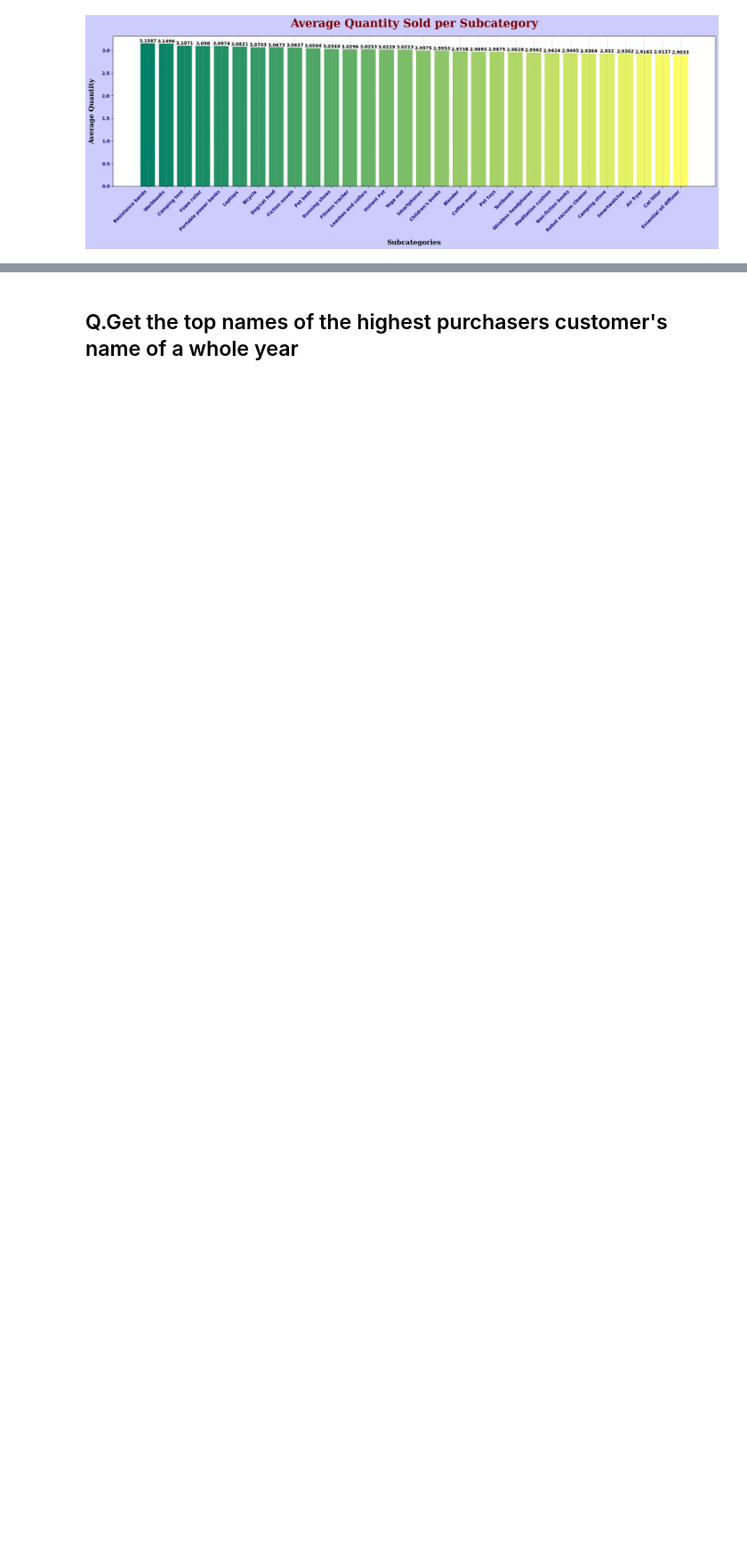
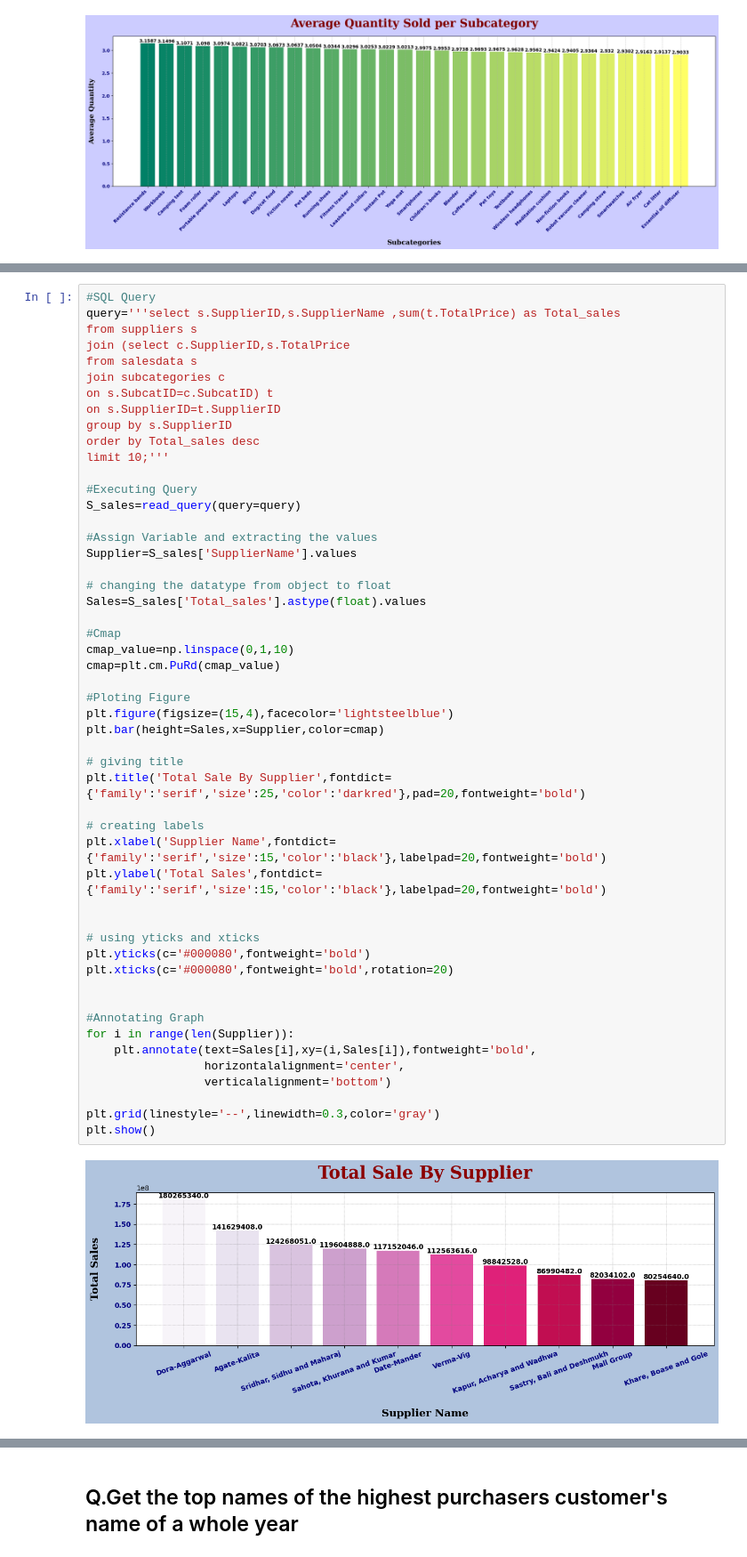
Before and after one commit to MolyaRoshida03/ecommerce_analysis, a Jupyter notebook: swiftmarkets.ipynb, the cells around one changed output, grey strips where cells are left out. Shown at 89% size. Cells and saved outputs as stored; diff of their text form; blank space fills up the shorter version.

Commit message:
Ploting new graphs

```diff
--- a/swiftmarkets.ipynb
+++ b/swiftmarkets.ipynb
@@ -512,0 +514,53 @@ plt.show()
+# %%
+#SQL Query
+query='''select s.SupplierID,s.SupplierName ,sum(t.TotalPrice) as Total_sales
+from suppliers s
+join (select c.SupplierID,s.TotalPrice
+from salesdata s
+join subcategories c
+on s.SubcatID=c.SubcatID) t
+on s.SupplierID=t.SupplierID
+group by s.SupplierID
+order by Total_sales desc
+limit 10;'''
+
+#Executing Query
+S_sales=read_query(query=query)
+
+#Assign Variable and extracting the values
+Supplier=S_sales['SupplierName'].values
+
+# changing the datatype from object to float
+Sales=S_sales['Total_sales'].astype(float).values
+
+#Cmap
+cmap_value=np.linspace(0,1,10)
+cmap=plt.cm.PuRd(cmap_value)
+
+#Ploting Figure
+plt.figure(figsize=(15,4),facecolor='lightsteelblue')
+plt.bar(height=Sales,x=Supplier,color=cmap)
+
+# giving title
+plt.title('Total Sale By Supplier',fontdict={'family':'serif','size':25,'color':'darkred'},pad=20,fontweight='bold')
+
+# creating labels
+plt.xlabel('Supplier Name',fontdict={'family':'serif','size':15,'color':'black'},labelpad=20,fontweight='bold')
+plt.ylabel('Total Sales',fontdict={'family':'serif','size':15,'color':'black'},labelpad=20,fontweight='bold')
+
+
+# using yticks and xticks
+plt.yticks(c='#000080',fontweight='bold')
+plt.xticks(c='#000080',fontweight='bold',rotation=20)
+
+
+#Annotating Graph
+for i in range(len(Supplier)):
+    plt.annotate(text=Sales[i],xy=(i,Sales[i]),fontweight='bold',
+                 horizontalalignment='center',
+                 verticalalignment='bottom')
+
+plt.grid(linestyle='--',linewidth=0.3,color='gray')
+plt.show()
+# %% [output]
+[figure, added]
```
Also changed, not shown: parts of 12 cells of this notebook, 4 other files.
